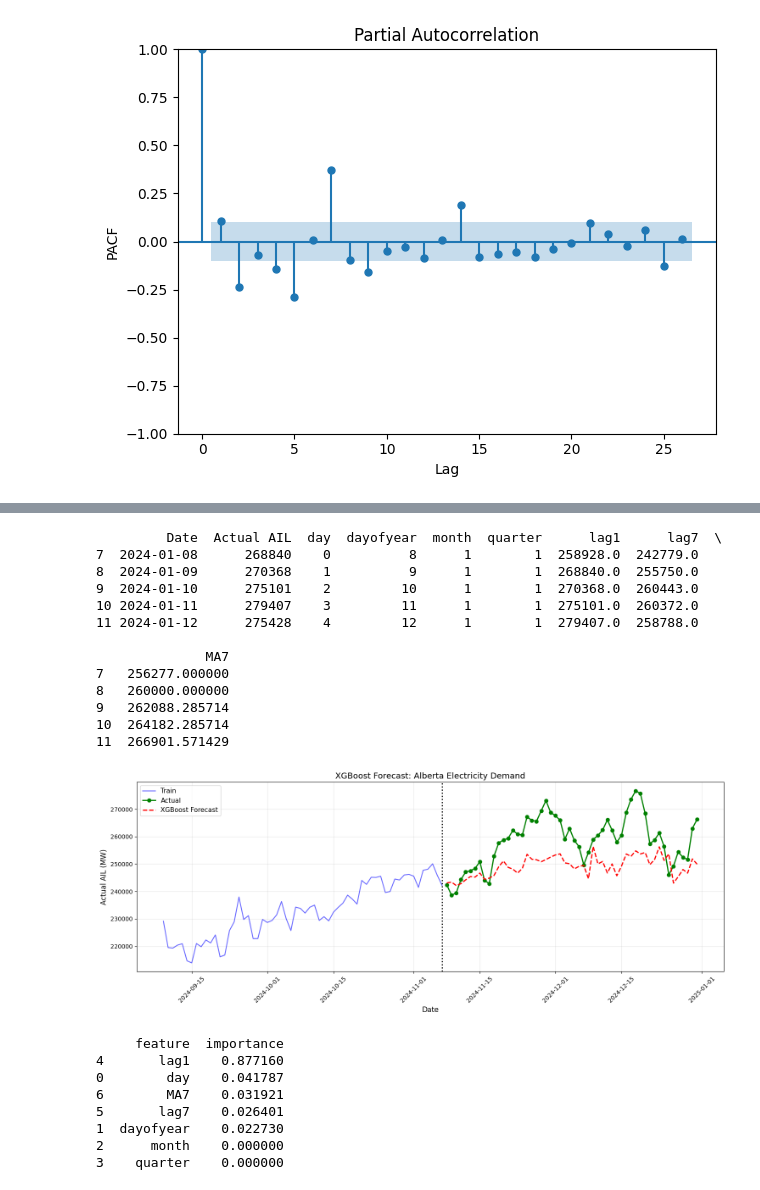
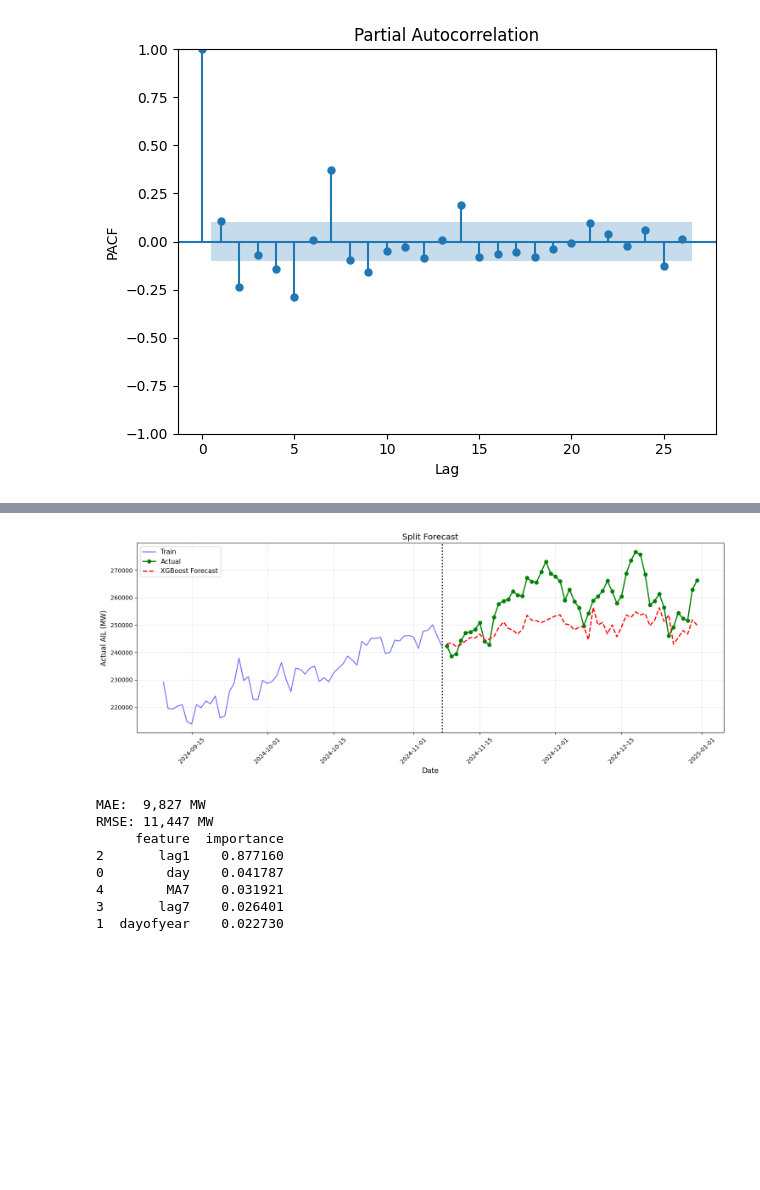
Before and after one commit to rchlmlngt/Alberta-Power-Market-Analysis, a Jupyter notebook: DemandForecast.ipynb, the cells around one changed output, grey strips where cells are left out. Saved outputs shown, nothing was run; the diff lists cells and outputs as text; code cells hidden in the pictures; blank space fills up the shorter version.

```diff
--- a/DemandForecast.ipynb
+++ b/DemandForecast.ipynb
@@ -277,8 +276,6 @@ def create_features(data):
     # Time features
     data['day'] = data['Date'].dt.dayofweek
     data['dayofyear'] = data['Date'].dt.dayofyear
-    data['month'] = data['Date'].dt.month
-    data['quarter'] = data['Date'].dt.quarter
 
     # Lagged features, how much the previous day affects the current day ie. Autoregression
     data['lag1'] = data['Actual AIL'].shift(1) # Yesterday
@@ -290,7 +287,6 @@ def create_features(data):
     return data.dropna()
 
 train, test = split_point(create_features(demand_data), 0.85)
-print(train.head())
 
 X_train = train.drop(['Date','Actual AIL'], axis=1) # Features used to predict
 X_test = test.drop(['Date','Actual AIL'], axis=1)
@@ -312,53 +308,43 @@ forecast3_test = model3.predict(X_test)
 
 ############################################# Plot #############################################
 plt.figure(figsize=(15, 6))
 # Plot last 60 days of training data
 plt.plot(train['Date'].iloc[-60:], train['Actual AIL'].iloc[-60:],'b-', label='Train', alpha=0.6)
 
 # Plot actual test values
 plt.plot(test['Date'], Y_test,'go-', label='Actual', linewidth=2)
 
 # Plot XGBoost predictions
 plt.plot(test['Date'], forecast3_test,'r--', label='XGBoost Forecast', linewidth=2)
 
 # Vertical line at train/test split
 plt.axvline(train['Date'].iloc[-1], color='black', linestyle=':', linewidth=2)
 plt.xlabel('Date', fontsize=12)
 plt.ylabel('Actual AIL (MW)', fontsize=12)
-plt.title('XGBoost Forecast: Alberta Electricity Demand', fontsize=14)
+plt.title('Split Forecast', fontsize=14)
 plt.legend(fontsize=11)
 plt.grid(True, alpha=0.3)
 plt.xticks(rotation=45)
 plt.tight_layout()
 plt.show()
 
 # Feature importance
 feature_importance = pd.DataFrame({
     'feature': X_train.columns,
     'importance': model3.feature_importances_
 }).sort_values('importance', ascending=False)
 
+# Accuracy
+print(f"MAE:  {mean_absolute_error(Y_test, forecast3_test):,.0f} MW")
+print(f"RMSE: {np.sqrt(mean_squared_error(Y_test, forecast3_test)):,.0f} MW")
 print(feature_importance)
 # %% [output]
+[figure, new version]
-         Date  Actual AIL  day  dayofyear  month  quarter      lag1      lag7  \
-7  2024-01-08      268840    0          8      1        1  258928.0  242779.0
-8  2024-01-09      270368    1          9      1        1  268840.0  255750.0
-9  2024-01-10      275101    2         10      1        1  270368.0  260443.0
-10 2024-01-11      279407    3         11      1        1  275101.0  260372.0
-11 2024-01-12      275428    4         12      1        1  279407.0  258788.0
-
-              MA7
-7   256277.000000
-8   260000.000000
-9   262088.285714
-10  264182.285714
-11  266901.571429
+MAE:  9,827 MW
+RMSE: 11,447 MW
+     feature  importance
+2       lag1    0.877160
+0        day    0.041787
+4        MA7    0.031921
+3       lag7    0.026401
+1  dayofyear    0.022730
-[figure, old version]
-     feature  importance
-4       lag1    0.877160
-0        day    0.041787
-6        MA7    0.031921
-5       lag7    0.026401
-1  dayofyear    0.022730
-2      month    0.000000
-3    quarter    0.000000
```
Also changed, not shown: parts of 3 cells of this notebook, 1 other file.
